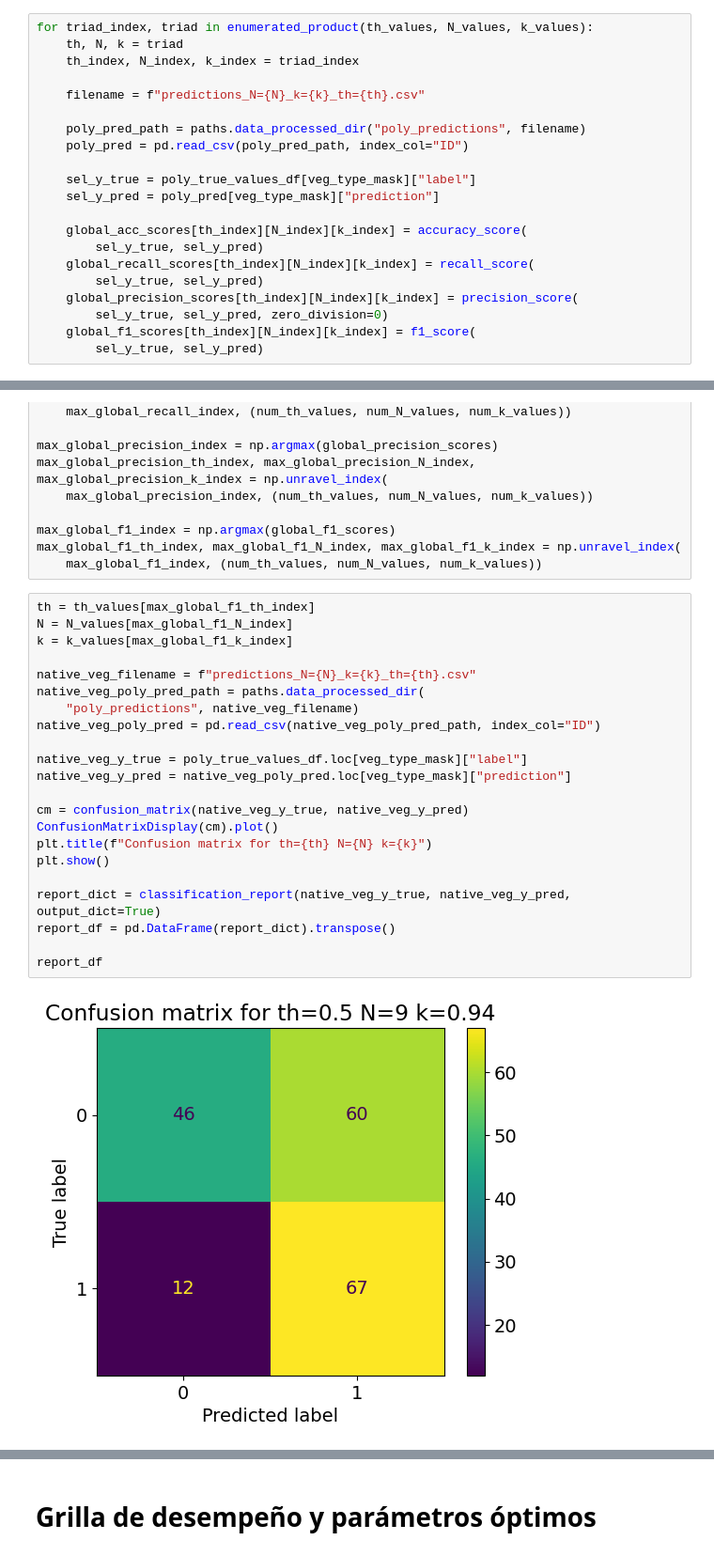
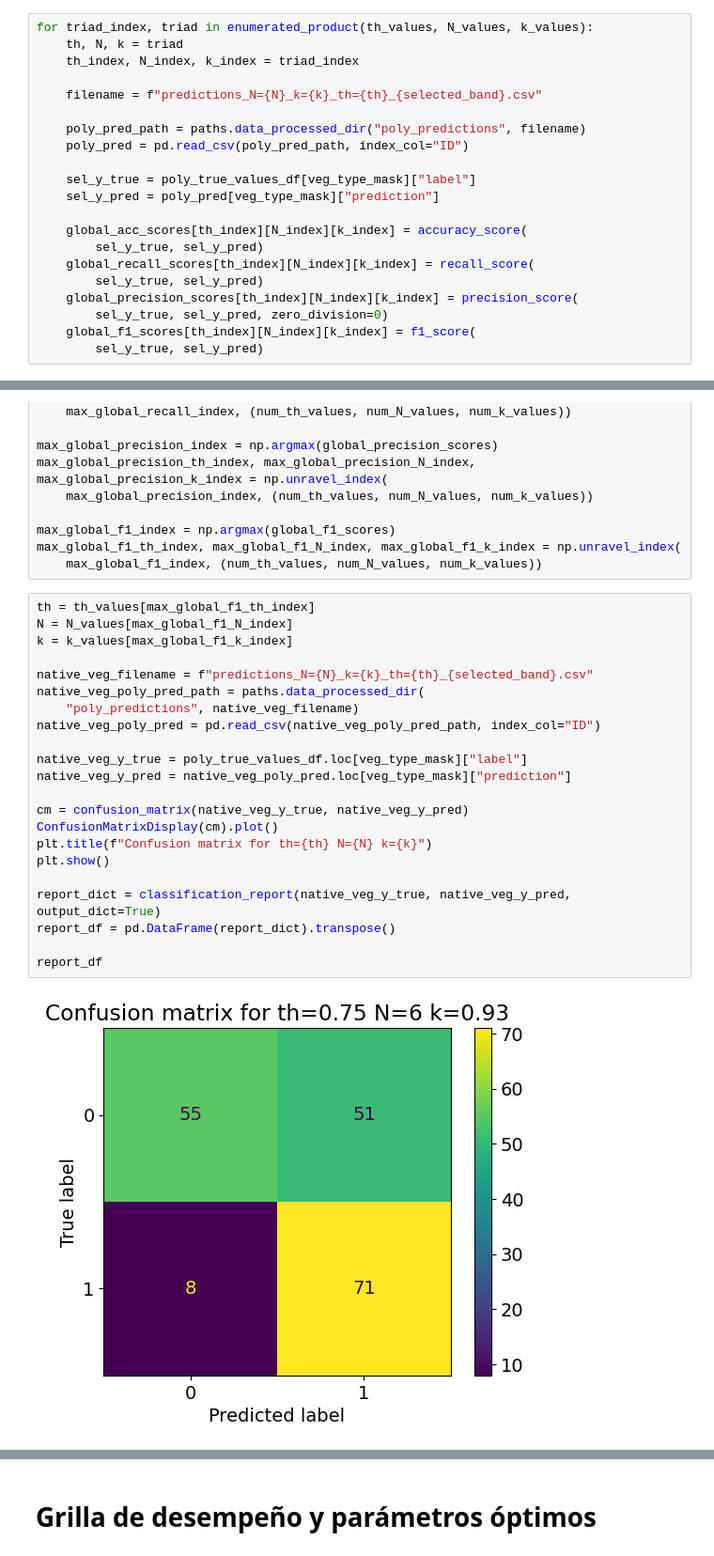
Before and after one commit to tcouso/esn-change-detection, a Jupyter notebook: notebooks/results/1.0-tcouso-detection-results.ipynb, the cells around one changed output, grey strips where cells are left out. Shown at 94% size. Cells and saved outputs as stored; diff of their text form.

```diff
--- a/notebooks/results/1.0-tcouso-detection-results.ipynb
+++ b/notebooks/results/1.0-tcouso-detection-results.ipynb
@@ -131,7 +129,7 @@ for triad_index, triad in enumerated_product(th_values, N_values, k_values):
     th, N, k = triad
     th_index, N_index, k_index = triad_index
 
-    filename = f"predictions_N={N}_k={k}_th={th}.csv"
+    filename = f"predictions_N={N}_k={k}_th={th}_{selected_band}.csv"
 
     poly_pred_path = paths.data_processed_dir("poly_predictions", filename)
     poly_pred = pd.read_csv(poly_pred_path, index_col="ID")
@@ -200,25 +198,25 @@ max_global_f1_th_index, max_global_f1_N_index, max_global_f1_k_index = np.unrave
 # %%
 th = th_values[max_global_f1_th_index]
 N = N_values[max_global_f1_N_index]
 k = k_values[max_global_f1_k_index]
 
-native_veg_filename = f"predictions_N={N}_k={k}_th={th}.csv"
+native_veg_filename = f"predictions_N={N}_k={k}_th={th}_{selected_band}.csv"
 native_veg_poly_pred_path = paths.data_processed_dir(
     "poly_predictions", native_veg_filename)
 native_veg_poly_pred = pd.read_csv(native_veg_poly_pred_path, index_col="ID")
 
 native_veg_y_true = poly_true_values_df.loc[veg_type_mask]["label"]
 native_veg_y_pred = native_veg_poly_pred.loc[veg_type_mask]["prediction"]
 
 cm = confusion_matrix(native_veg_y_true, native_veg_y_pred)
 ConfusionMatrixDisplay(cm).plot()
 plt.title(f"Confusion matrix for th={th} N={N} k={k}")
 plt.show()
 
 report_dict = classification_report(native_veg_y_true, native_veg_y_pred, output_dict=True)
 report_df = pd.DataFrame(report_dict).transpose()
 
 report_df
 # %% [output]
-[figure, old version]
+[figure, new version]
 |  | precision | recall | f1-score | support |
```
Also changed, not shown: parts of 9 cells of this notebook, 31 other files.
